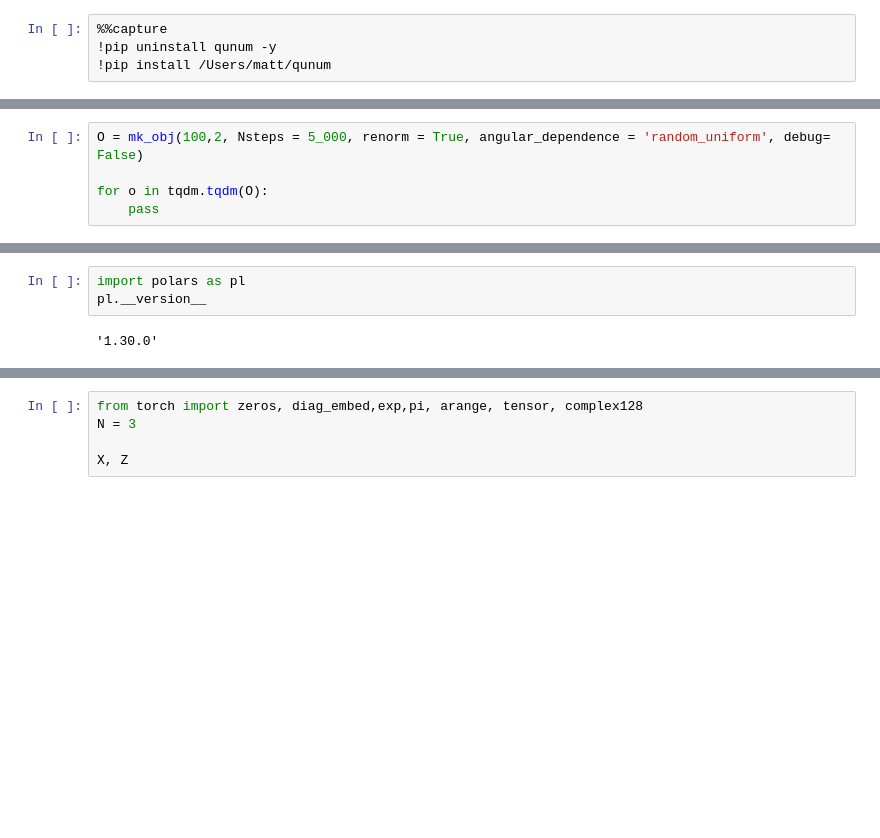
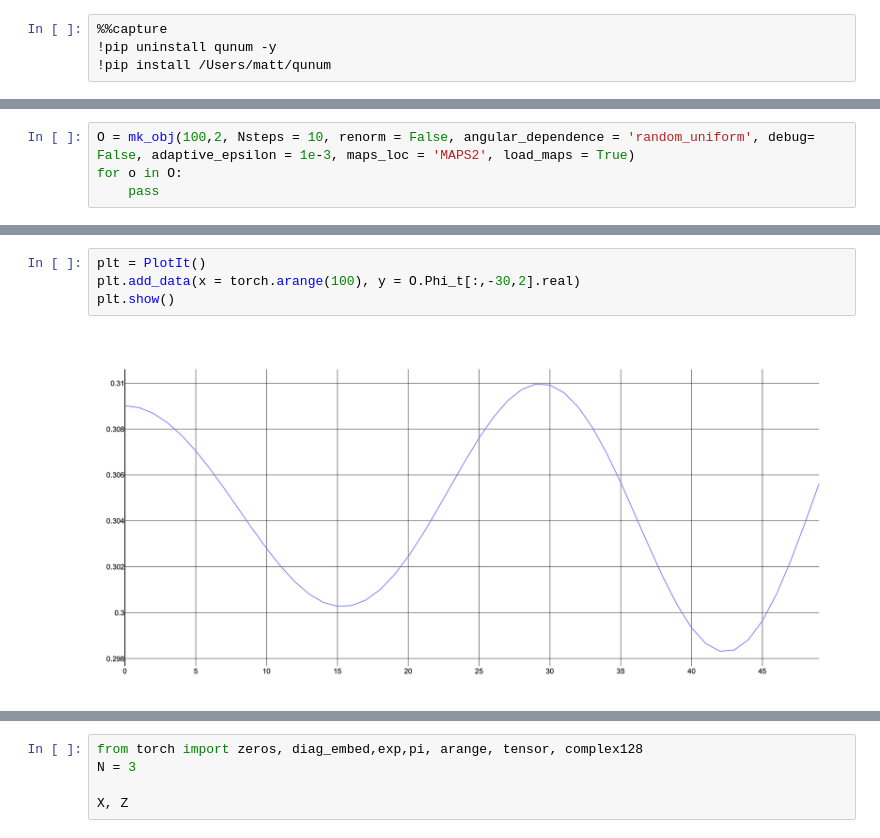
Before and after one commit to ricciomatt/bbgky, a Jupyter notebook: TestScript.ipynb, the cells around one changed output, grey strips where cells are left out. Cells and saved outputs as stored; diff of their text form; blank space fills up the shorter version.

```diff
--- a/TestScript.ipynb
+++ b/TestScript.ipynb
@@ -33,7 +35,6 @@ A
 # %%
-O = mk_obj(100,2, Nsteps = 5_000, renorm = True, angular_dependence = 'random_uniform', debug= False)
-
-for o in tqdm.tqdm(O):
+O = mk_obj(100,2, Nsteps = 10, renorm = False, angular_dependence = 'random_uniform', debug= False, adaptive_epsilon = 1e-3, maps_loc = 'MAPS2', load_maps = True)
+for o in O:
     pass
 # %% [output]
 100 2
@@ -41,8 +67,9 @@ for o in tqdm.tqdm(O):
 # %%
-import polars as pl
-pl.__version__
+plt = PlotIt()
+plt.add_data(x = torch.arange(100), y = O.Phi_t[:,-30,2].real)
+plt.show()
 # %% [output]
-'1.30.0'
+[figure, added]
 # %%
 O2 = mk_obj(20,2, Nsteps = 5_000, renorm = True, angular_dependence = 'random_uniform', load_data = True, debug = True)
 plt = PlotIt()
```
Also changed, not shown: parts of 5 cells of this notebook, 6 other files.
